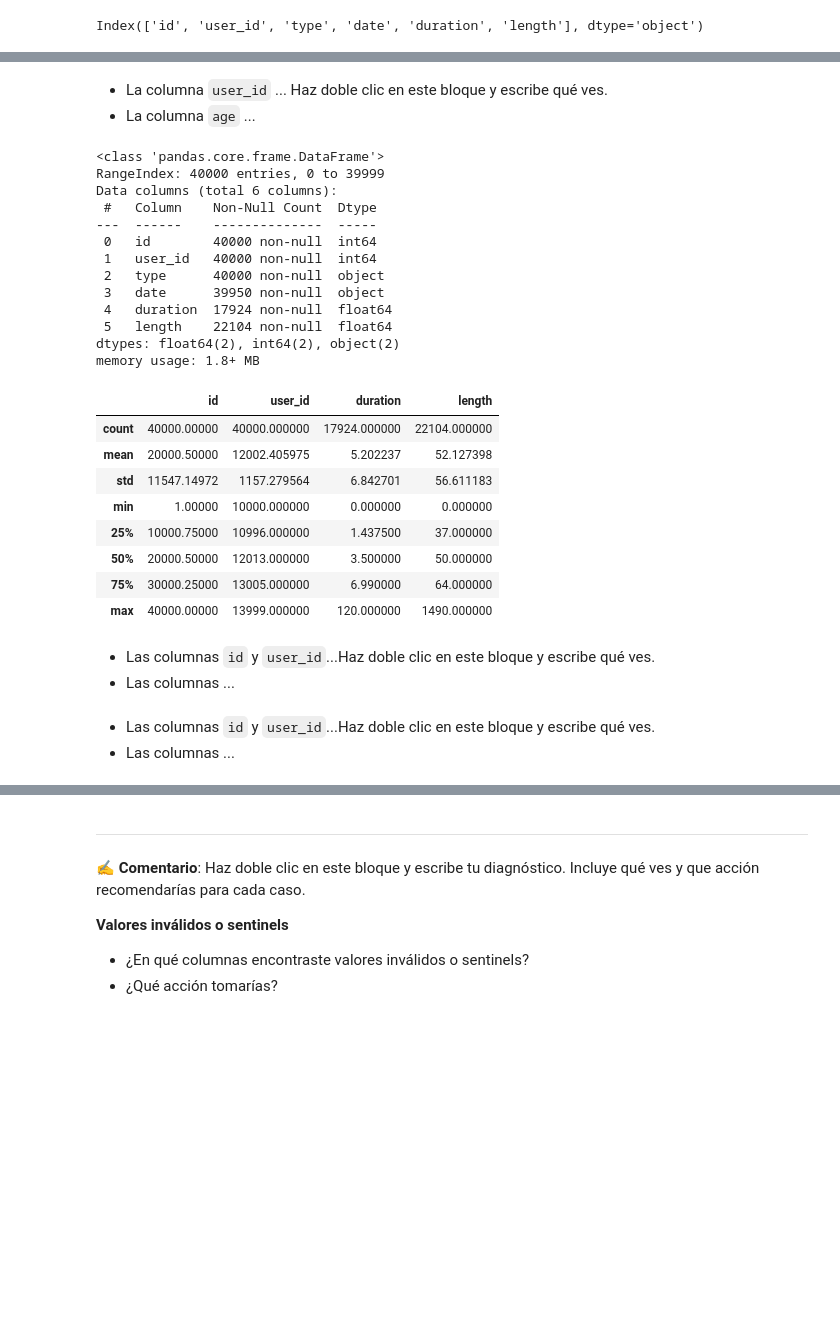
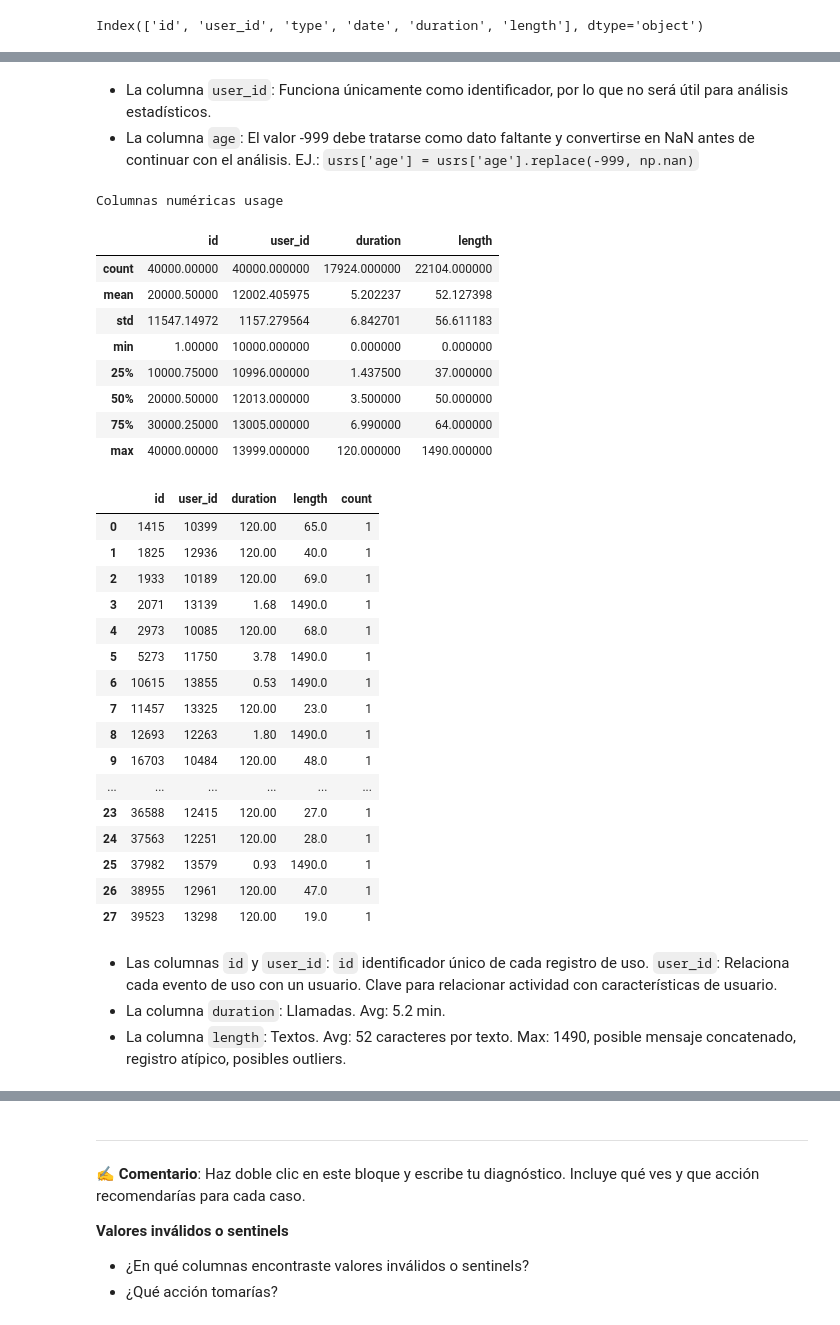
Before and after one commit to FithoGerardo/Analysis-of-a-telecommunications-company, a Jupyter notebook: Fitho_S7 Version-Estudiante-Project-ConnectaTel.ipynb, the cells around one changed output, grey strips where cells are left out. Drawn from its saved outputs; the diff is of its cells as text; code cells hidden in the pictures; blank space fills up the shorter version.

Commit message:
Detección de valores inválidos y sentinels

```diff
--- a/Fitho_S7 Version-Estudiante-Project-ConnectaTel.ipynb
+++ b/Fitho_S7 Version-Estudiante-Project-ConnectaTel.ipynb
@@ -50,3 +50,8 @@ usage = pd.read_csv('/datasets/usage.csv')
+# %%
+# cargar archivos
+plans = pd.read_csv('https://raw.githubusercontent.com/FithoGerardo/Analysis-of-a-telecommunications-company/refs/heads/main/plans.csv')
+users = pd.read_csv('https://raw.githubusercontent.com/FithoGerardo/Analysis-of-a-telecommunications-company/refs/heads/main/users_latam.csv')
+usage = pd.read_csv('https://raw.githubusercontent.com/FithoGerardo/Analysis-of-a-telecommunications-company/refs/heads/main/usage.csv')
 # %%
 # mostrar las primeras 5 filas de plans
 plans.head(5)
@@ -367,37 +377,42 @@ memory usage: 250.1+ KB
-# %% [markdown]
-- La columna `user_id` ... Haz doble clic en este bloque y escribe qué ves.
-- La columna `age` ...
+# %% [markdown]
+- La columna `user_id`: Funciona únicamente como identificador, por lo que no será útil para análisis estadísticos.
+- La columna `age`: El valor -999 debe tratarse como dato faltante y convertirse en NaN antes de continuar con el análisis. EJ.:
+`usrs['age'] = usrs['age'].replace(-999, np.nan)`
 # %%
-# explorar columnas numéricas de usage
-usge.info()
-usge.describe()
+# Explorar columnas numéricas de usage
+print("Columnas numéricas usage")
+display(usge[usge_num_cols].describe())
+display(usge[usge_num_cols].value_counts().reset_index())
 # %% [output]
-<class 'pandas.core.frame.DataFrame'>
-RangeIndex: 40000 entries, 0 to 39999
-Data columns (total 6 columns):
- #   Column    Non-Null Count  Dtype
----  ------    --------------  -----
- 0   id        40000 non-null  int64
- 1   user_id   40000 non-null  int64
- 2   type      40000 non-null  object
- 3   date      39950 non-null  object
- 4   duration  17924 non-null  float64
- 5   length    22104 non-null  float64
-dtypes: float64(2), int64(2), object(2)
-memory usage: 1.8+ MB
+Columnas numéricas usage
 |  | id | user_id | duration | length |
 | count | 40000.00000 | 40000.000000 | 17924.000000 | 22104.000000 |
 | mean | 20000.50000 | 12002.405975 | 5.202237 | 52.127398 |
 | std | 11547.14972 | 1157.279564 | 6.842701 | 56.611183 |
 | min | 1.00000 | 10000.000000 | 0.000000 | 0.000000 |
 | 25% | 10000.75000 | 10996.000000 | 1.437500 | 37.000000 |
 | 50% | 20000.50000 | 12013.000000 | 3.500000 | 50.000000 |
 | 75% | 30000.25000 | 13005.000000 | 6.990000 | 64.000000 |
 | max | 40000.00000 | 13999.000000 | 120.000000 | 1490.000000 |
+|  | id | user_id | duration | length | count |
+| 0 | 1415 | 10399 | 120.00 | 65.0 | 1 |
+| 1 | 1825 | 12936 | 120.00 | 40.0 | 1 |
+| 2 | 1933 | 10189 | 120.00 | 69.0 | 1 |
+| 3 | 2071 | 13139 | 1.68 | 1490.0 | 1 |
+| 4 | 2973 | 10085 | 120.00 | 68.0 | 1 |
+| 5 | 5273 | 11750 | 3.78 | 1490.0 | 1 |
+| 6 | 10615 | 13855 | 0.53 | 1490.0 | 1 |
+| 7 | 11457 | 13325 | 120.00 | 23.0 | 1 |
+| 8 | 12693 | 12263 | 1.80 | 1490.0 | 1 |
+| 9 | 16703 | 10484 | 120.00 | 48.0 | 1 |
+| ... | ... | ... | ... | ... | ... |
+| 23 | 36588 | 12415 | 120.00 | 27.0 | 1 |
+| 24 | 37563 | 12251 | 120.00 | 28.0 | 1 |
+| 25 | 37982 | 13579 | 0.93 | 1490.0 | 1 |
+| 26 | 38955 | 12961 | 120.00 | 47.0 | 1 |
+| 27 | 39523 | 13298 | 120.00 | 19.0 | 1 |
-# %% [markdown]
-- Las columnas `id` y `user_id`...Haz doble clic en este bloque y escribe qué ves.
-- Las columnas ...
 # %% [markdown]
-- Las columnas `id` y `user_id`...Haz doble clic en este bloque y escribe qué ves.
-- Las columnas ...
+- Las columnas `id` y `user_id`: `id` identificador único de cada registro de uso. `user_id`: Relaciona cada evento de uso con un usuario. Clave para relacionar actividad con características de usuario.
+- La columna `duration`: Llamadas. Avg: 5.2 min.
+- La columna `length`: Textos. Avg: 52 caracteres por texto. Max: 1490, posible mensaje concatenado, registro atípico, posibles outliers.
 # %%
```
Also changed, not shown: parts of 10 cells of this notebook.
